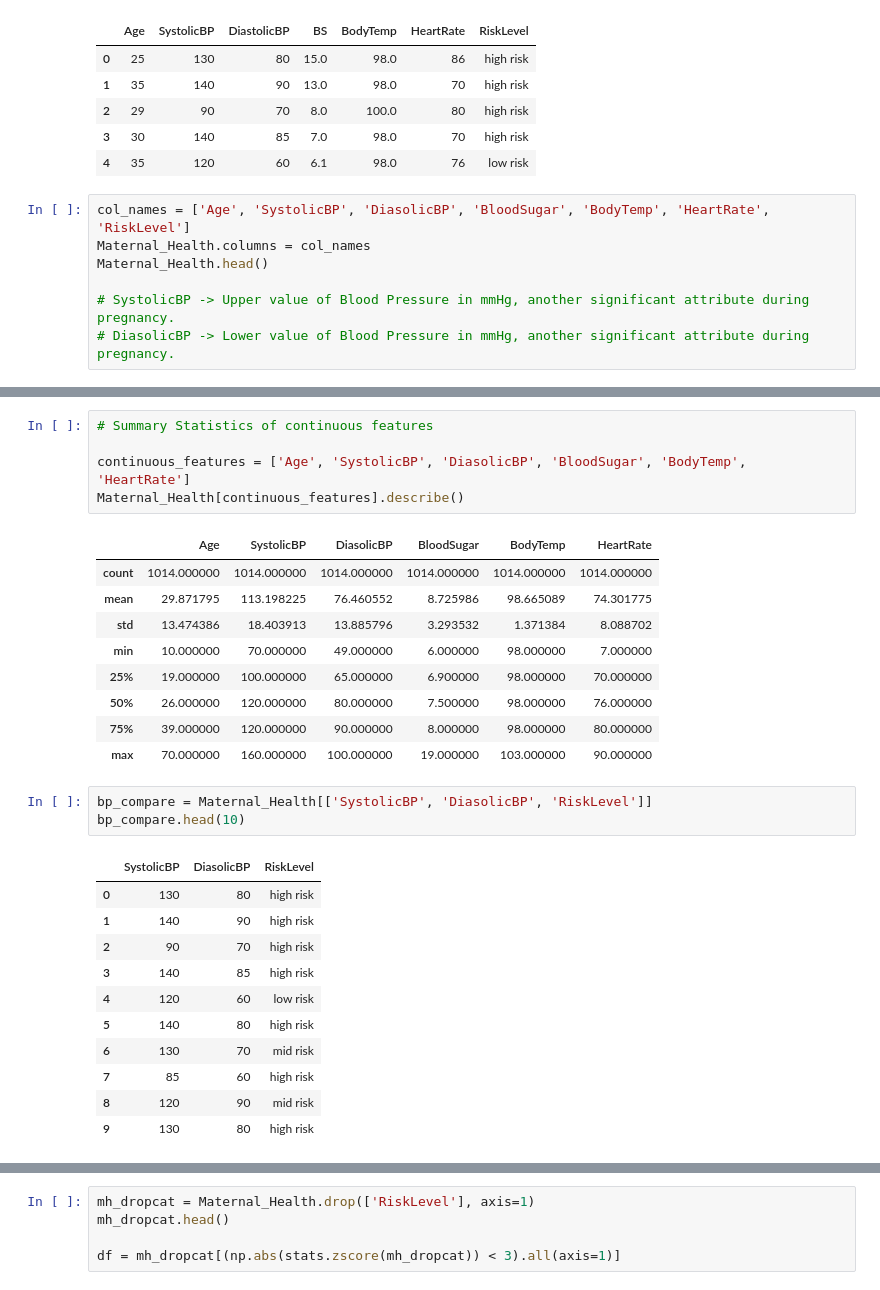
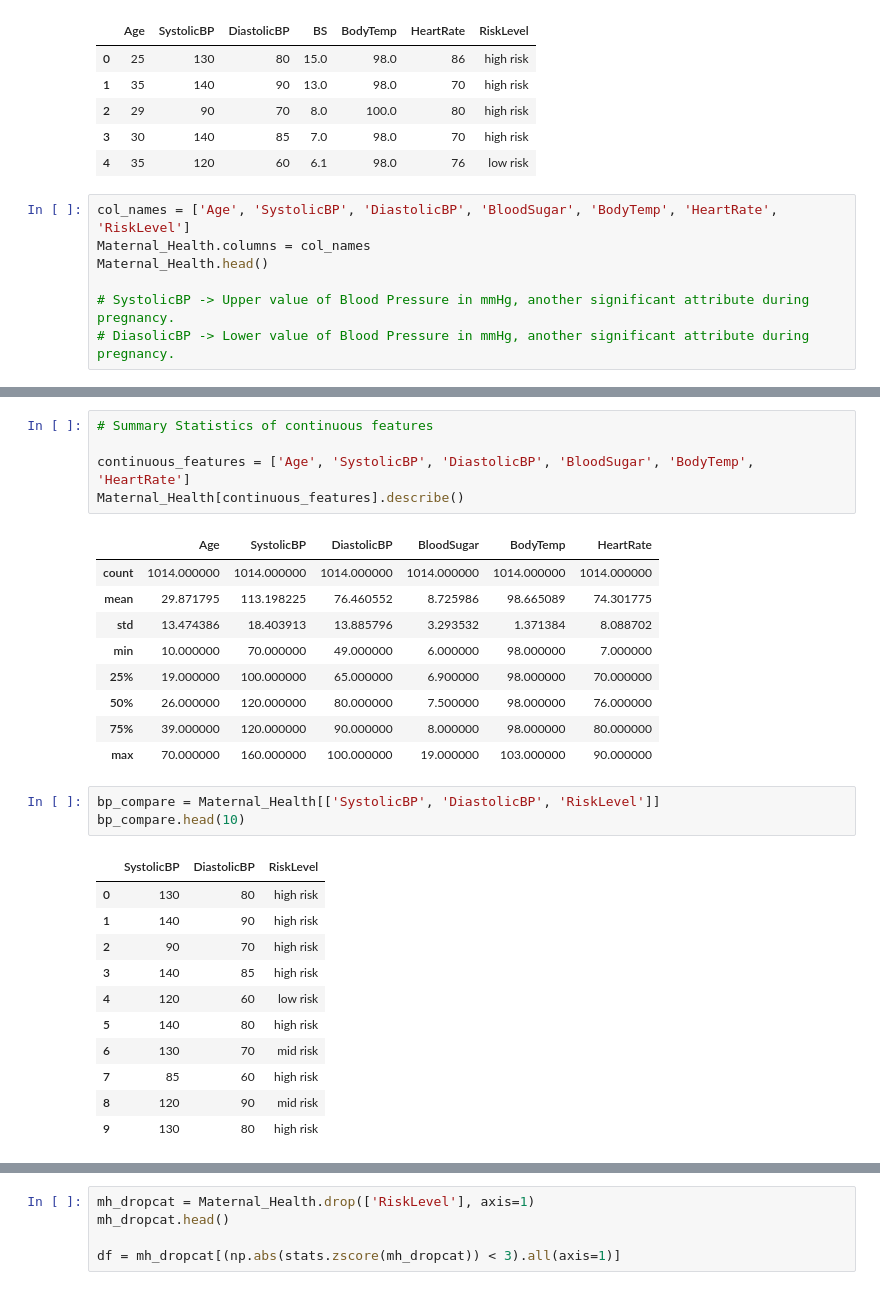
Before and after one commit to Willsu00/FFD-Data-Exploration-and-Classification, a Jupyter notebook: WilliamSukjaem18029208Assignment1.ipynb, the cells around one changed output, grey strips where cells are left out. Saved outputs shown, nothing was run; the diff lists cells and outputs as text.

```diff
--- a/WilliamSukjaem18029208Assignment1.ipynb
+++ b/WilliamSukjaem18029208Assignment1.ipynb
@@ -25,7 +25,7 @@ Maternal_Health.head()
 | 3 | 30 | 140 | 85 | 7.0 | 98.0 | 70 | high risk |
 | 4 | 35 | 120 | 60 | 6.1 | 98.0 | 76 | low risk |
 # %%
-col_names = ['Age', 'SystolicBP', 'DiasolicBP', 'BloodSugar', 'BodyTemp', 'HeartRate', 'RiskLevel']
+col_names = ['Age', 'SystolicBP', 'DiastolicBP', 'BloodSugar', 'BodyTemp', 'HeartRate', 'RiskLevel']
 Maternal_Health.columns = col_names
 Maternal_Health.head()
 
@@ -61,10 +61,10 @@ dtype: object
 # %%
 # Summary Statistics of continuous features
 
-continuous_features = ['Age', 'SystolicBP', 'DiasolicBP', 'BloodSugar', 'BodyTemp', 'HeartRate']
+continuous_features = ['Age', 'SystolicBP', 'DiastolicBP', 'BloodSugar', 'BodyTemp', 'HeartRate']
 Maternal_Health[continuous_features].describe()
 # %% [output]
-|  | Age | SystolicBP | DiasolicBP | BloodSugar | BodyTemp | HeartRate |
+|  | Age | SystolicBP | DiastolicBP | BloodSugar | BodyTemp | HeartRate |
 | count | 1014.000000 | 1014.000000 | 1014.000000 | 1014.000000 | 1014.000000 | 1014.000000 |
 | mean | 29.871795 | 113.198225 | 76.460552 | 8.725986 | 98.665089 | 74.301775 |
 | std | 13.474386 | 18.403913 | 13.885796 | 3.293532 | 1.371384 | 8.088702 |
@@ -74,10 +74,10 @@ Maternal_Health[continuous_features].describe()
 | 75% | 39.000000 | 120.000000 | 90.000000 | 8.000000 | 98.000000 | 80.000000 |
 | max | 70.000000 | 160.000000 | 100.000000 | 19.000000 | 103.000000 | 90.000000 |
 # %%
-bp_compare = Maternal_Health[['SystolicBP', 'DiasolicBP', 'RiskLevel']]
+bp_compare = Maternal_Health[['SystolicBP', 'DiastolicBP', 'RiskLevel']]
 bp_compare.head(10)
 # %% [output]
-|  | SystolicBP | DiasolicBP | RiskLevel |
+|  | SystolicBP | DiastolicBP | RiskLevel |
 | 0 | 130 | 80 | high risk |
 | 1 | 140 | 90 | high risk |
 | 2 | 90 | 70 | high risk |
```
Also changed, not shown: parts of 8 cells of this notebook.
